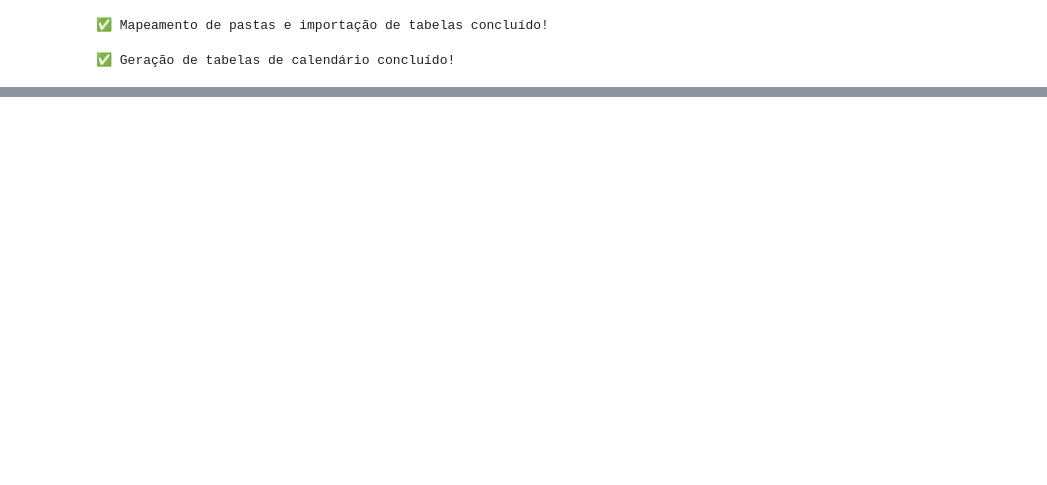
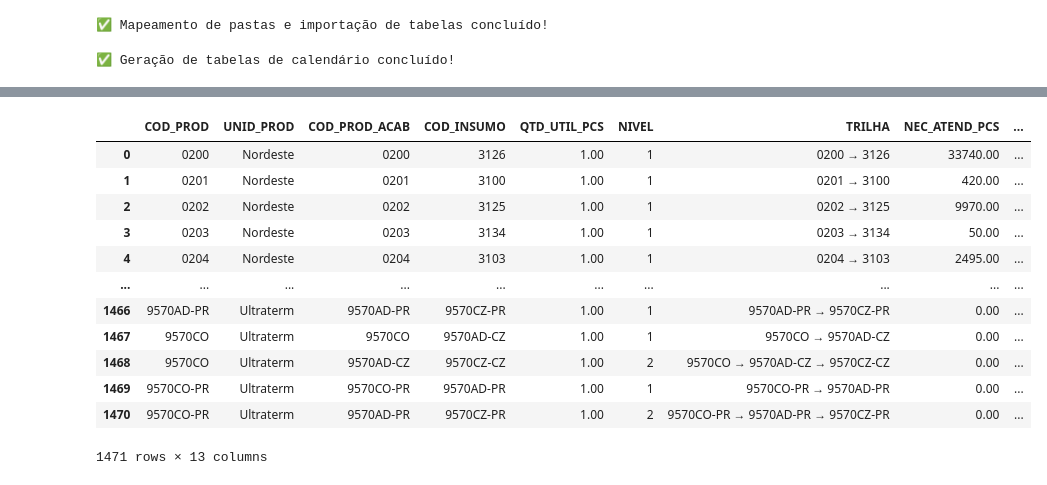
Before and after one commit to OtavioBedin/LTP, a Jupyter notebook: 00_SCRIPTS/ETL_LTP.ipynb, the cells around one changed output, grey strips where cells are left out. Drawn from its saved outputs; the diff is of its cells as text; code cells hidden in the pictures; blank space fills up the shorter version.

```diff
--- a/00_SCRIPTS/ETL_LTP.ipynb
+++ b/00_SCRIPTS/ETL_LTP.ipynb
@@ -985,3 +984,19 @@ print("✅ Primeiro Calculo NEC_PCS e Distribuição Capacidade concluídos!")
+# %%
+bd_nec_comp_expl
+# %% [output]
+|  | COD_PROD | UNID_PROD | COD_PROD_ACAB | COD_INSUMO | QTD_UTIL_PCS | NIVEL | TRILHA | NEC_ATEND_PCS | ... |
+| 0 | 0200 | Nordeste | 0200 | 3126 | 1.00 | 1 | 0200 → 3126 | 33740.00 | ... |
+| 1 | 0201 | Nordeste | 0201 | 3100 | 1.00 | 1 | 0201 → 3100 | 420.00 | ... |
+| 2 | 0202 | Nordeste | 0202 | 3125 | 1.00 | 1 | 0202 → 3125 | 9970.00 | ... |
+| 3 | 0203 | Nordeste | 0203 | 3134 | 1.00 | 1 | 0203 → 3134 | 50.00 | ... |
+| 4 | 0204 | Nordeste | 0204 | 3103 | 1.00 | 1 | 0204 → 3103 | 2495.00 | ... |
+| ... | ... | ... | ... | ... | ... | ... | ... | ... | ... |
+| 1466 | 9570AD-PR | Ultraterm | 9570AD-PR | 9570CZ-PR | 1.00 | 1 | 9570AD-PR → 9570CZ-PR | 0.00 | ... |
+| 1467 | 9570CO | Ultraterm | 9570CO | 9570AD-CZ | 1.00 | 1 | 9570CO → 9570AD-CZ | 0.00 | ... |
+| 1468 | 9570CO | Ultraterm | 9570AD-CZ | 9570CZ-CZ | 1.00 | 2 | 9570CO → 9570AD-CZ → 9570CZ-CZ | 0.00 | ... |
+| 1469 | 9570CO-PR | Ultraterm | 9570CO-PR | 9570AD-PR | 1.00 | 1 | 9570CO-PR → 9570AD-PR | 0.00 | ... |
+| 1470 | 9570CO-PR | Ultraterm | 9570AD-PR | 9570CZ-PR | 1.00 | 2 | 9570CO-PR → 9570AD-PR → 9570CZ-PR | 0.00 | ... |
+1471 rows × 13 columns
 # %%
 # Normalizar Data
 bd_LTP_NEC['MES_REF'] = bd_LTP_NEC['MES_REF'].dt.normalize()
```
Also changed, not shown: parts of 13 cells of this notebook.
